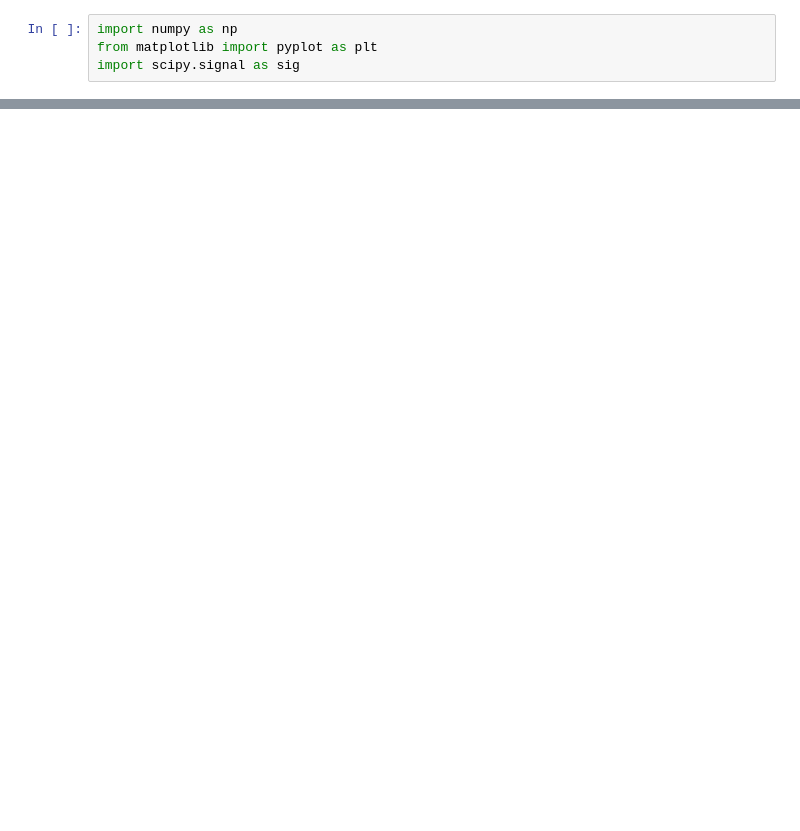
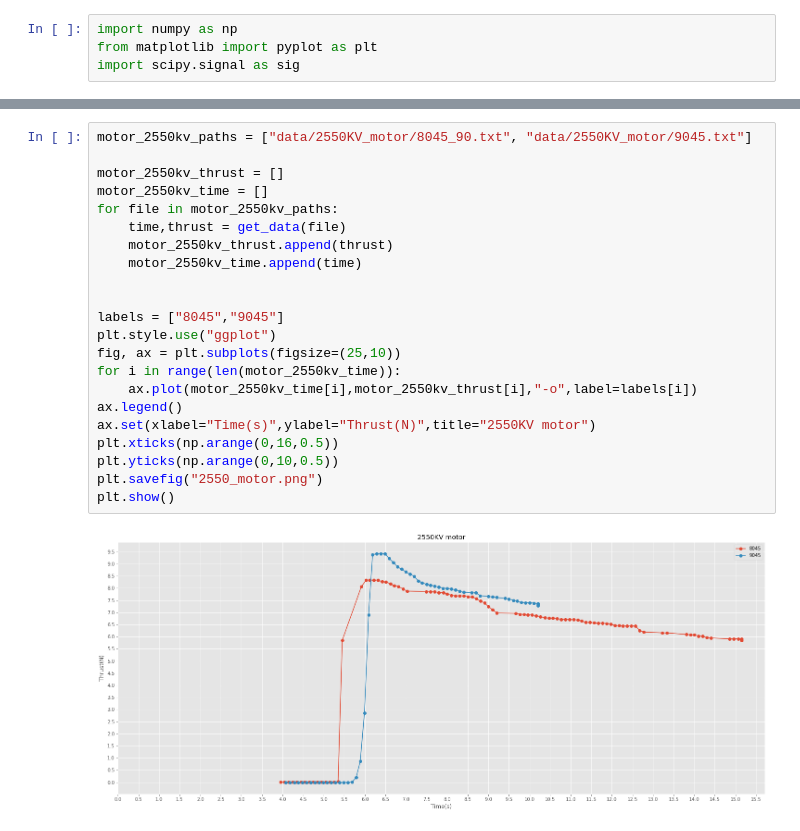
Before and after one commit to nmarks99/aero-capstone, a Jupyter notebook: thrust_test/nice_plots.ipynb, the cells around one changed output, grey strips where cells are left out. Drawn from its saved outputs; the diff is of its cells as text; blank space fills up the shorter version.

```diff
--- a/thrust_test/nice_plots.ipynb
+++ b/thrust_test/nice_plots.ipynb
@@ -220,0 +63,24 @@ fig.savefig("data/all.png")
+# %%
+motor_2550kv_paths = ["data/2550KV_motor/8045_90.txt", "data/2550KV_motor/9045.txt"]
+
+motor_2550kv_thrust = []
+motor_2550kv_time = []
+for file in motor_2550kv_paths:
+    time,thrust = get_data(file)
+    motor_2550kv_thrust.append(thrust)
+    motor_2550kv_time.append(time)
+
+
+labels = ["8045","9045"]
+plt.style.use("ggplot")
+fig, ax = plt.subplots(figsize=(25,10))
+for i in range(len(motor_2550kv_time)):
+    ax.plot(motor_2550kv_time[i],motor_2550kv_thrust[i],"-o",label=labels[i])
+ax.legend()
+ax.set(xlabel="Time(s)",ylabel="Thrust(N)",title="2550KV motor")
+plt.xticks(np.arange(0,16,0.5))
+plt.yticks(np.arange(0,10,0.5))
+plt.savefig("2550_motor.png")
+plt.show()
+# %% [output]
+[figure, added]
```
Also changed, not shown: parts of 16 cells of this notebook.
